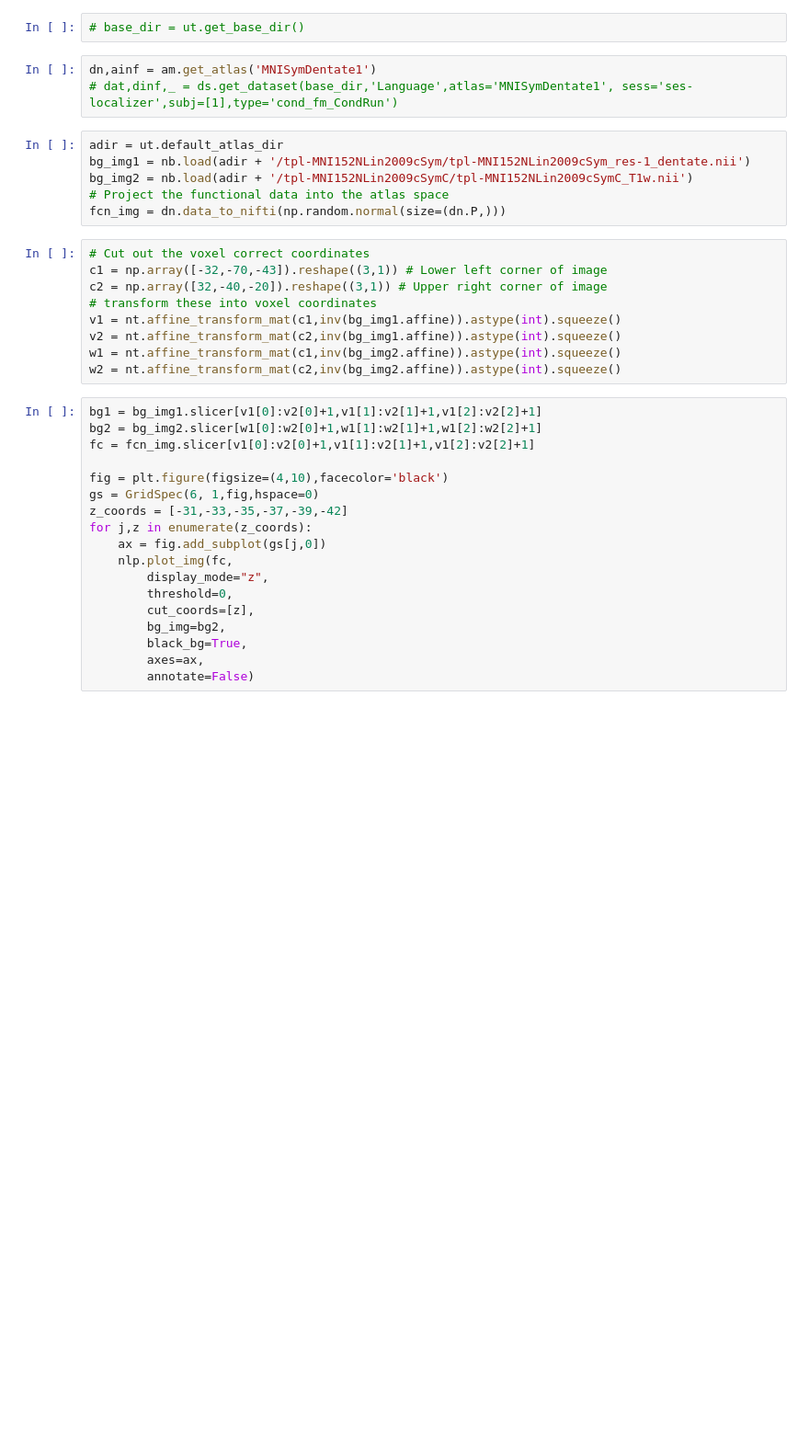
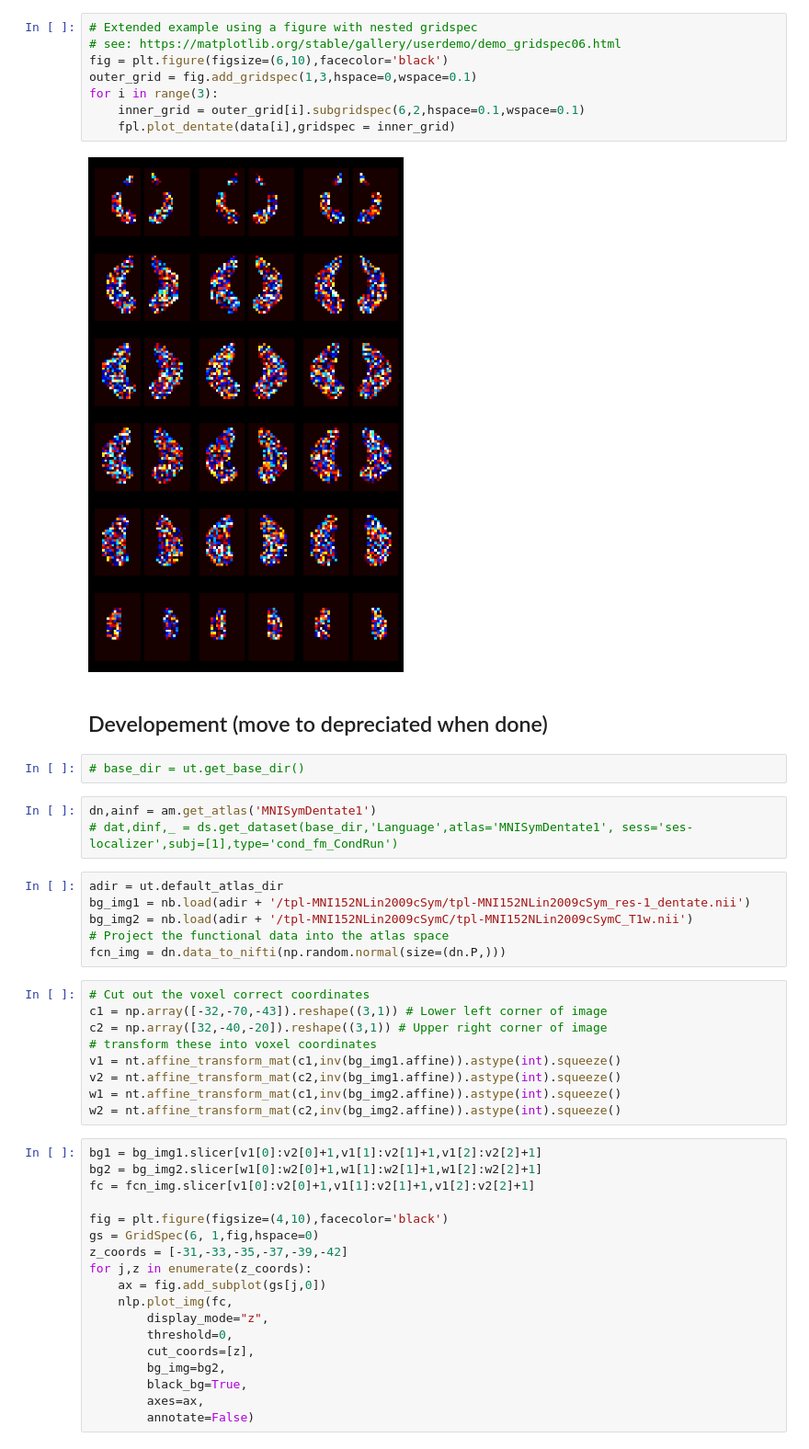
Before and after one commit to DiedrichsenLab/Functional_Fusion, a Jupyter notebook: notebooks/plot_maps.ipynb, the cells around one changed output. Shown at 92% size. Drawn from its saved outputs; the diff is of its cells as text; blank space fills up the shorter version.

```diff
--- a/notebooks/plot_maps.ipynb
+++ b/notebooks/plot_maps.ipynb
@@ -12,3 +24,15 @@ import nitools as nt
+# %%
+# Extended example using a figure with nested gridspec
+# see: https://matplotlib.org/stable/gallery/userdemo/demo_gridspec06.html
+fig = plt.figure(figsize=(6,10),facecolor='black')
+outer_grid = fig.add_gridspec(1,3,hspace=0,wspace=0.1)
+for i in range(3):
+    inner_grid = outer_grid[i].subgridspec(6,2,hspace=0.1,wspace=0.1)
+    fpl.plot_dentate(data[i],gridspec = inner_grid)
+# %% [output]
+[figure, added]
+# %% [markdown]
+## Developement (move to depreciated when done)
 # %%
 # base_dir = ut.get_base_dir()
 # %%
```
Also changed, not shown: parts of 9 cells of this notebook, 1 other file.
